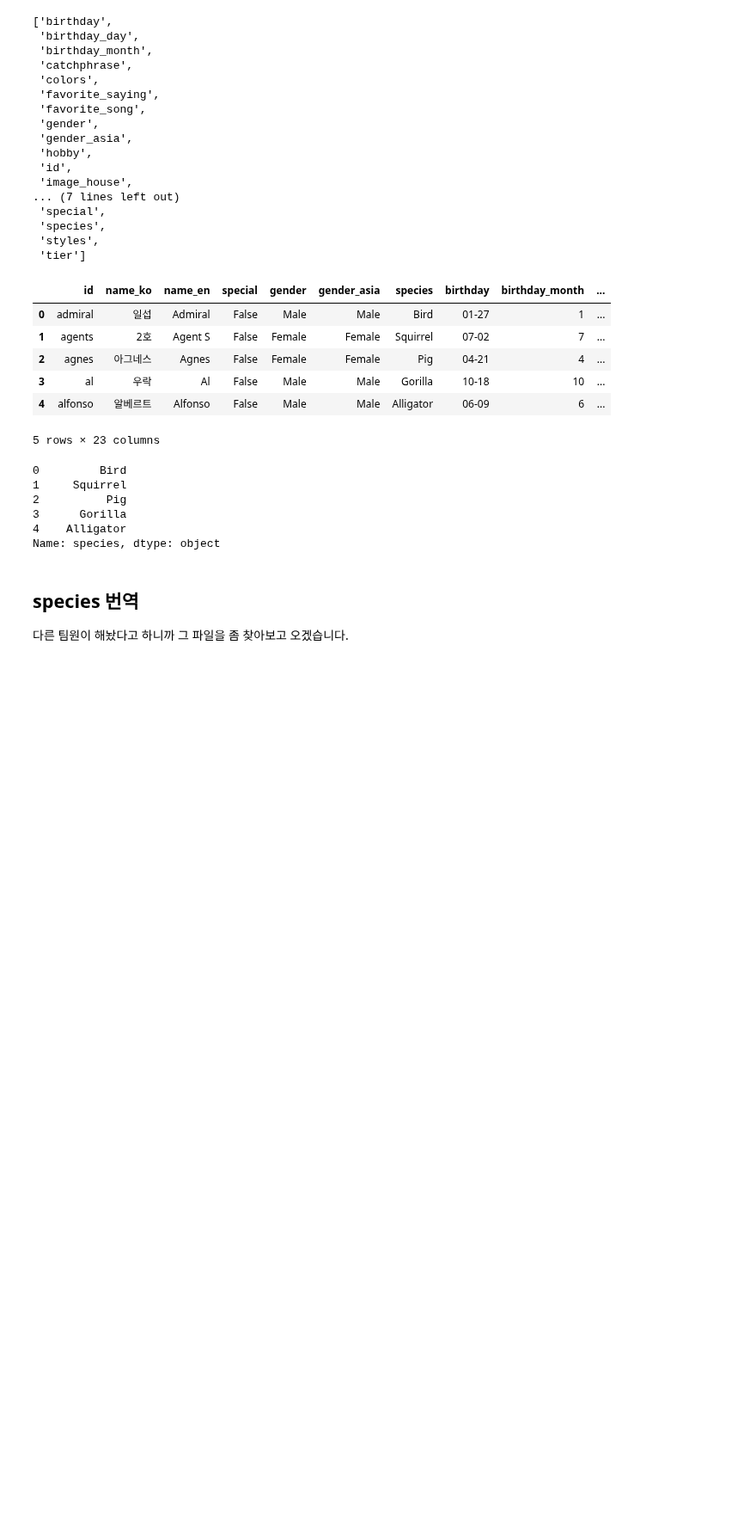
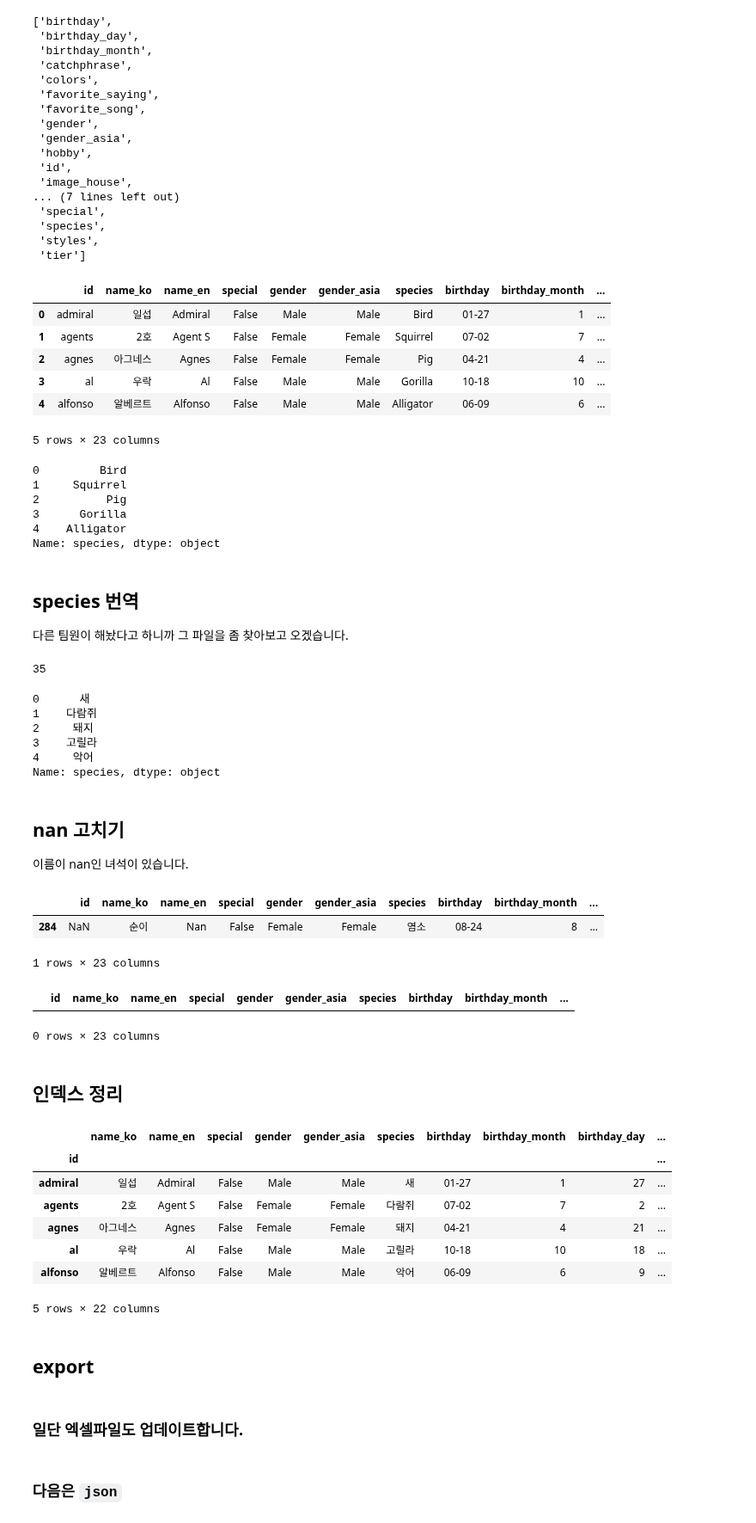
Before and after one commit to 200oki/200ok, a Jupyter notebook: da/fix-char.ipynb, the cells around one changed output. Shown at 86% size. Cells and saved outputs as stored; diff of their text form; code cells hidden in the pictures; blank space fills up the shorter version.

```diff
--- a/da/fix-char.ipynb
+++ b/da/fix-char.ipynb
@@ -145,0 +226,57 @@ Name: species, dtype: object
+# %%
+len(trans_species)
+# %% [output]
+35
+# %%
+def translate(ref, val):
+    return ref.get(val)
+# %%
+chars['species'] = chars['species'].apply(
+  lambda v: translate(trans_species, v)
+)
+# %%
+chars['species'].head()
+# %% [output]
+0      새
+1    다람쥐
+2     돼지
+3    고릴라
+4     악어
+Name: species, dtype: object
+# %% [markdown]
+## nan 고치기
+
+이름이 nan인 녀석이 있습니다.
+# %%
+chars[chars['id'].isnull()]
+# %% [output]
+|  | id | name_ko | name_en | special | gender | gender_asia | species | birthday | birthday_month | ... |
+| 284 | NaN | 순이 | Nan | False | Female | Female | 염소 | 08-24 | 8 | ... |
+1 rows × 23 columns
+# %%
+chars.loc[284, 'id'] = 'nan'
+# %%
+chars[chars['id'].isnull()]
+# %% [output]
+|  | id | name_ko | name_en | special | gender | gender_asia | species | birthday | birthday_month | ... |
+0 rows × 23 columns
+# %% [markdown]
+## 인덱스 정리
+# %%
+chars.index = chars['id']
+chars = chars.drop('id', axis=1)
+# %%
+chars.head()
+# %% [output]
+|  | name_ko | name_en | special | gender | gender_asia | species | birthday | birthday_month | birthday_day | ... |
+| id |  |  |  |  |  |  |  |  |  | ... |
+| admiral | 일섭 | Admiral | False | Male | Male | 새 | 01-27 | 1 | 27 | ... |
+| agents | 2호 | Agent S | False | Female | Female | 다람쥐 | 07-02 | 7 | 2 | ... |
+| agnes | 아그네스 | Agnes | False | Female | Female | 돼지 | 04-21 | 4 | 21 | ... |
+| al | 우락 | Al | False | Male | Male | 고릴라 | 10-18 | 10 | 18 | ... |
+| alfonso | 알베르트 | Alfonso | False | Male | Male | 악어 | 06-09 | 6 | 9 | ... |
+5 rows × 22 columns
+# %% [markdown]
+## export
+# %% [markdown]
+### 일단 엑셀파일도 업데이트합니다.
@@ -145,0 +285,2 @@ Name: species, dtype: object
+# %% [markdown]
+### 다음은 `json`
```
Also changed, not shown: parts of 7 cells of this notebook.
